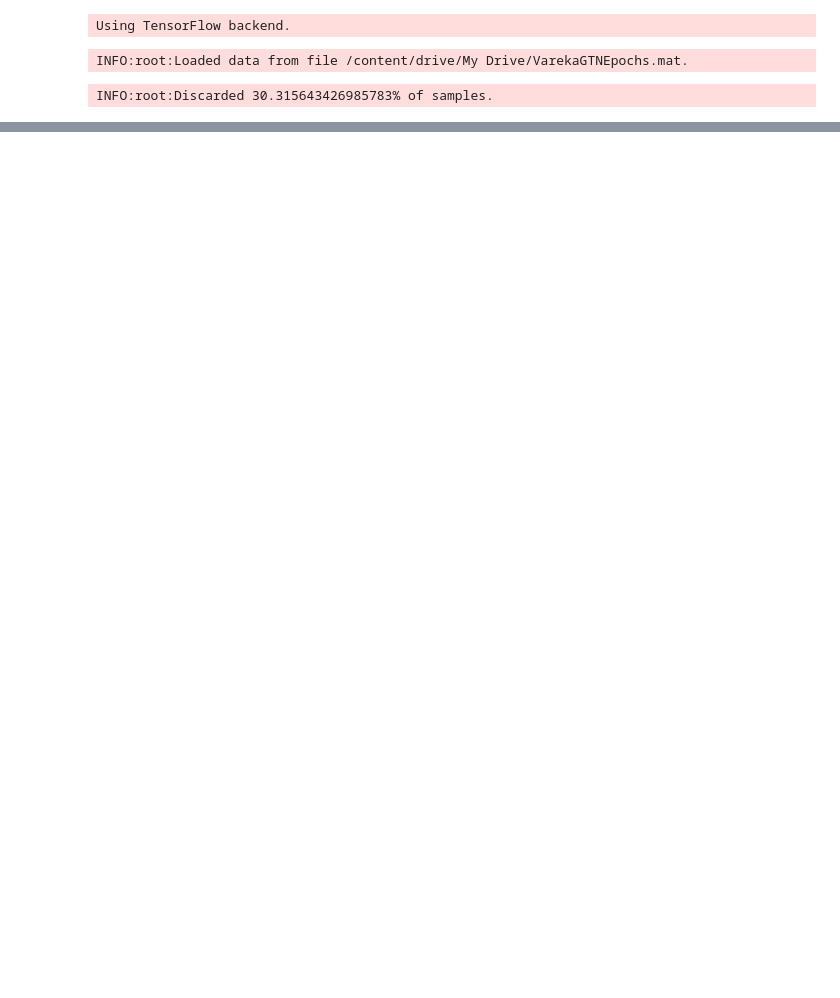
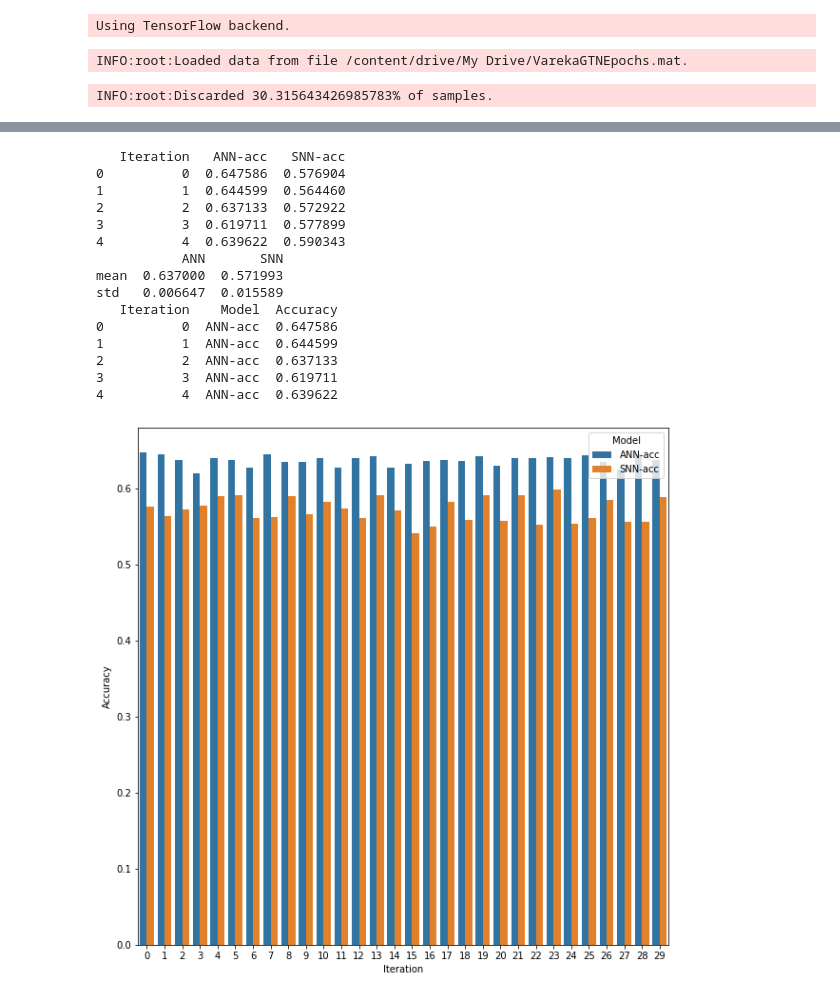
Before and after one commit to RKCZ/spiking-p3-gtnumbers, a Jupyter notebook: main.ipynb, the cells around one changed output, grey strips where cells are left out. Cells and saved outputs as stored; diff of their text form; code cells hidden in the pictures; blank space fills up the shorter version.

```diff
--- a/main.ipynb
+++ b/main.ipynb
@@ -46,8 +46,9 @@ logging.basicConfig(level=logging.INFO)
 np.random.seed(1)
 tf.random.set_seed(2)
 # set up working directory to store results
+out_dir = '/content/drive/My Drive/'
 path_wd = os.path.abspath(
-    os.path.join('/content/drive/My Drive/', 'temp', 'gtn',
+    os.path.join(out_dir, 'temp', 'gtn',
                  str(datetime.datetime.now())))
 os.makedirs(path_wd)
 model_name = 'gtn_model'
@@ -164,25 +165,33 @@ def create_model():
 config = create_base_config()
 config_path = write_config(config_name='config', config=config)
 
+# Split dataset
 x_train, x_test, y_train, y_test = train_test_split(
             features, labels, test_size=0.25, random_state=0, shuffle=True
         )
-# save test data for SNN Toolbox
+# save test and normalization data for SNN Toolbox
 logging.debug('Saving test data...')
 np.savez_compressed(os.path.join(path_wd, 'x_test'), x_test)
 np.savez_compressed(os.path.join(path_wd, 'y_test'), y_test)
+  np.savez_compressed(os.path.join(path_wd, 'x_norm'), x_train[::10])
 
+# Monte-Carlo cross-validation
 shuffle_split = ShuffleSplit(
     n_splits=30,
     test_size=0.25,
     random_state=0
 )
+
 es = keras.callbacks.callbacks.EarlyStopping(
     patience=5, verbose=1, restore_best_weights=True)
+
 counter = 0
+# Containers for result objects
 val_metrics = []
 test_metrics = []
 snn_metrics = []
+
+# The cross-validation loop
 for train, validation in shuffle_split.split(x_train):
   logging.info('Iteration {}'.format(counter))
   ann_model = create_model()
@@ -202,15 +211,15 @@ for train, validation in shuffle_split.split(x_train):
   logging.info('Saving ANN model...')
   ann_model.save(os.path.join(
       path_wd, ''.join([model_name, model_ext])))
-  np.savez_compressed(os.path.join(path_wd, 'x_norm'), (x_train[train])[::10])
   logging.info('Converting ANN to SNN...')
   snn_metrics.append(main(config_path))
   counter += 1
   logging.debug('end of iteration {}...'.format(counter))
+
 logging.info('Saving results to {}'.format(path_wd))
 np.savez_compressed(os.path.join(path_wd, 'val_metrics'), np.array(val_metrics))
 np.savez_compressed(os.path.join(path_wd, 'ann_metrics'), np.array(test_metrics))
-np.savez_compressed(os.path.join(path_wd, 'snn_metrics'), snn_metrics)
+np.savez_compressed(os.path.join(path_wd, 'snn_metrics'), np.array(snn_metrics))
 logging.debug('Finished')
 # %% [output]
 INFO:root:SNN-Toolbox config file written to /content/drive/My Drive/temp/gtn/2020-04-30 15:05:49.615516/config
@@ -294,26 +303,56 @@ Moving accuracy of ANN (top-1, top-1): 63.32%, 100.00%.
 # %%
+# Processing and visualisation of results
 %matplotlib inline
 import numpy as np
 import pandas as pd
 import matplotlib.pyplot as plt
 import seaborn as sns
 
-# test_metrics = np.load('/content/drive/My Drive/temp/2020-04-28 09:57:25.354714/ann_metrics.npz')['arr_0'][:, 1:]
-# snn_metrics = np.load('/content/drive/My Drive/temp/2020-04-28 09:57:25.354714/snn_metrics.npz')['arr_0']
+# Uncomment to use arbitrary saved results
+# test_metrics = np.load('/content/drive/My Drive/temp/gtn/2020-04-30 15:05:49.615516/ann_metrics.npz')['arr_0'][:, 1:]
+# snn_metrics = np.load('/content/drive/My Drive/temp/gtn/2020-04-30 15:05:49.615516/snn_metrics.npz')['arr_0']
 
-metrics = np.hstack((test_metrics, snn_metrics))
-metrics_df = pd.DataFrame(metrics, columns=['ANN', 'SNN'])
+iterations = np.expand_dims(np.arange(30), 1)
+metrics = np.hstack((iterations, test_metrics, snn_metrics))
+metrics_df = pd.DataFrame(metrics, columns=['Iteration', 'ANN-acc', 'SNN-acc'])
+metrics_df['Iteration'] = metrics_df['Iteration'].astype(int)
 
-ann_mean = metrics_df['ANN'].mean(axis=0)
-snn_mean = metrics_df['SNN'].mean(axis=0)
+# Compute average accuracy over all iterations
+ann = metrics_df['ANN-acc']
+snn = metrics_df['SNN-acc']
+ann_mean = ann.mean(axis=0)
+snn_mean = snn.mean(axis=0)
 
-ann_std = metrics_df['ANN'].std(axis=0)
-snn_std = metrics_df['SNN'].std(axis=0)
+# Compute standard deviation
+ann_std = ann.std(axis=0)
+snn_std = snn.std(axis=0)
 
 characteristics = pd.DataFrame(
     {'ANN':{'mean':ann_mean, 'std':ann_std},
      'SNN':{'mean':snn_mean, 'std':snn_std}})
-
 print(characteristics)
 
-metrics_df.plot(kind='bar')
+metrics_df = metrics_df.melt(id_vars='Iteration', value_vars=['ANN-acc', 'SNN-acc'], var_name='Model', value_name='Accuracy')
+
+# Plot accuracies across iterations
+fig, ax1 = plt.subplots(figsize=(10, 10))
+sns.barplot(x='Iteration', y='Accuracy', hue='Model', data=metrics_df, ax=ax1)
+plt.savefig('/content/drive/My Drive/temp/gtn/2020-04-30 15:05:49.615516/graph.svg', format='svg')
+plt.show()
+# %% [output]
+   Iteration   ANN-acc   SNN-acc
+0          0  0.647586  0.576904
+1          1  0.644599  0.564460
+2          2  0.637133  0.572922
+3          3  0.619711  0.577899
+4          4  0.639622  0.590343
+           ANN       SNN
+mean  0.637000  0.571993
+std   0.006647  0.015589
+   Iteration    Model  Accuracy
+0          0  ANN-acc  0.647586
+1          1  ANN-acc  0.644599
+2          2  ANN-acc  0.637133
+3          3  ANN-acc  0.619711
+4          4  ANN-acc  0.639622
+[figure, added]
```
Also changed, not shown: parts of 3 cells of this notebook, 5 other files.
